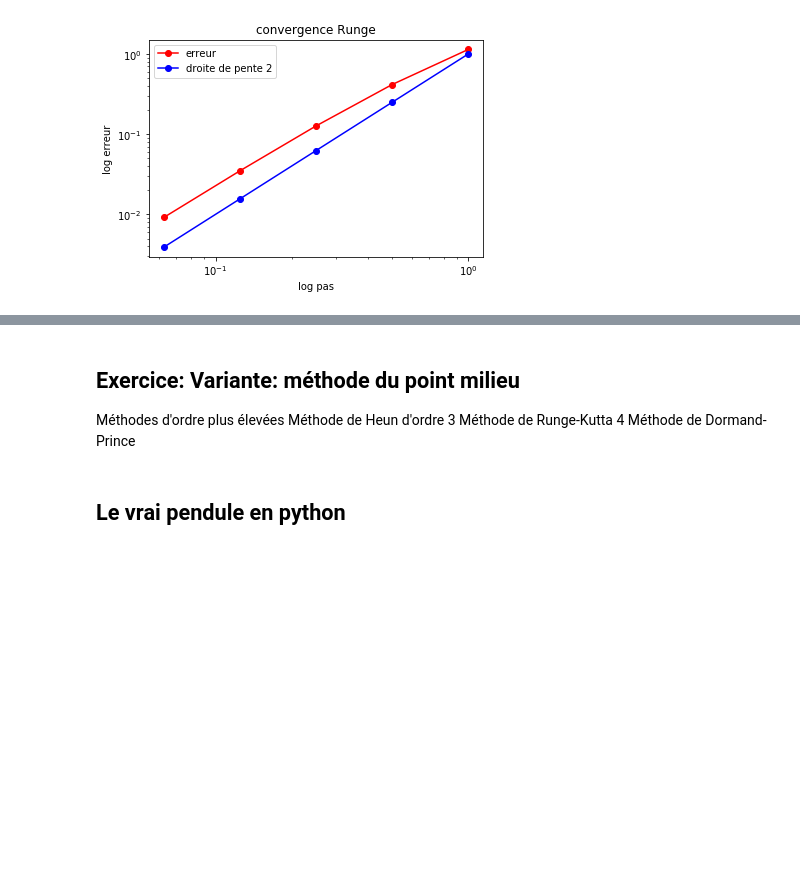
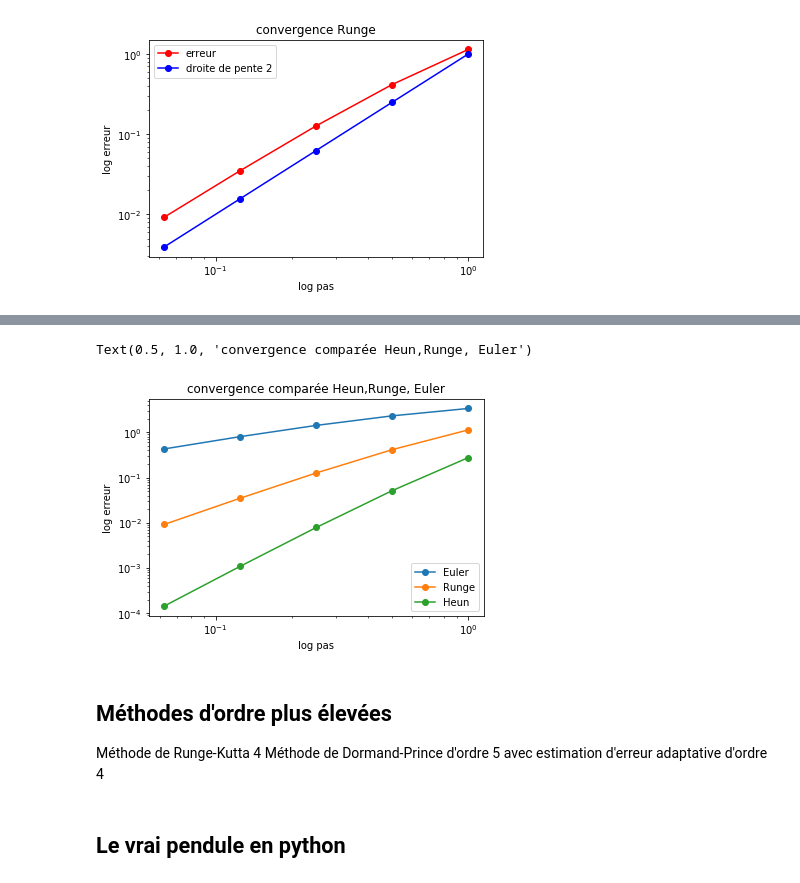
Before and after one commit to azerad/labomathedo, a Jupyter notebook: labomathedo.ipynb, the cells around one changed output, grey strips where cells are left out. Cells and saved outputs as stored; diff of their text form; code cells hidden in the pictures; blank space fills up the shorter version.

```diff
--- a/labomathedo.ipynb
+++ b/labomathedo.ipynb
@@ -319,9 +354,32 @@ Text(0.5, 1.0, 'convergence Runge')
+# %%
+pas = [1, 1/2, 1/4,  1/8, 1/16]
+err=np.zeros((len(pas),3))
+for i, h in enumerate(pas):
+    yh=heun(f,t0,y0,h,tfin)
+    yr=runge(f,t0,y0,h,tfin)
+    ye=euler(f,t0,y0,h,tfin)
+    t=np.arange(t0,tfin+h,h)
+    z=np.exp(t)
+    erreurh= np.max(np.abs(yh-z))
+    erreurr= np.max(np.abs(yr-z))
+    erreure= np.max(np.abs(ye-z))
+    err[i,:]=np.array([erreure,erreurr,erreurh])
+plt.loglog(pas, err[:,0],'-o')
+plt.loglog(pas, err[:,1],'-o')
+plt.loglog(pas, err[:,2],'-o')
+#plt.loglog(pas,np.power(pas,3),'-o')
+#plt.legend(['Euler','Runge', 'Heun','droite de pente 3'],loc='best')
+plt.legend(['Euler','Runge', 'Heun'],loc='best')
+plt.xlabel('log pas')
+plt.ylabel('log erreur')
+plt.title('convergence comparée Heun,Runge, Euler')
+# %% [output]
+Text(0.5, 1.0, 'convergence comparée Heun,Runge, Euler')
+[figure, added]
 # %% [markdown]
-## Exercice: Variante: méthode du point milieu
-Méthodes d'ordre plus élevées
-Méthode de Heun d'ordre 3
+## Méthodes d'ordre plus élevées
 Méthode de Runge-Kutta 4
-Méthode de Dormand-Prince
+Méthode de Dormand-Prince d'ordre 5 avec estimation d'erreur adaptative d'ordre 4
 # %% [markdown]
 ## Le  vrai pendule en python
 # %% [markdown]
```
Also changed, not shown: parts of 27 cells of this notebook.
